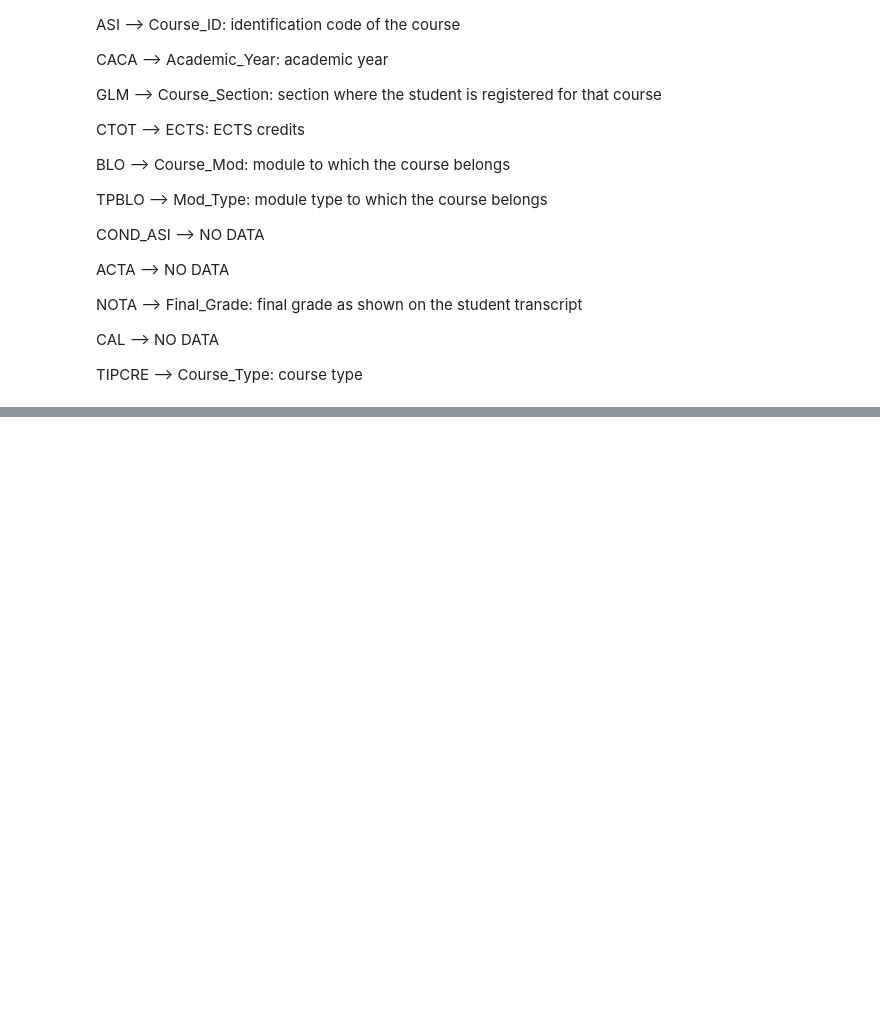
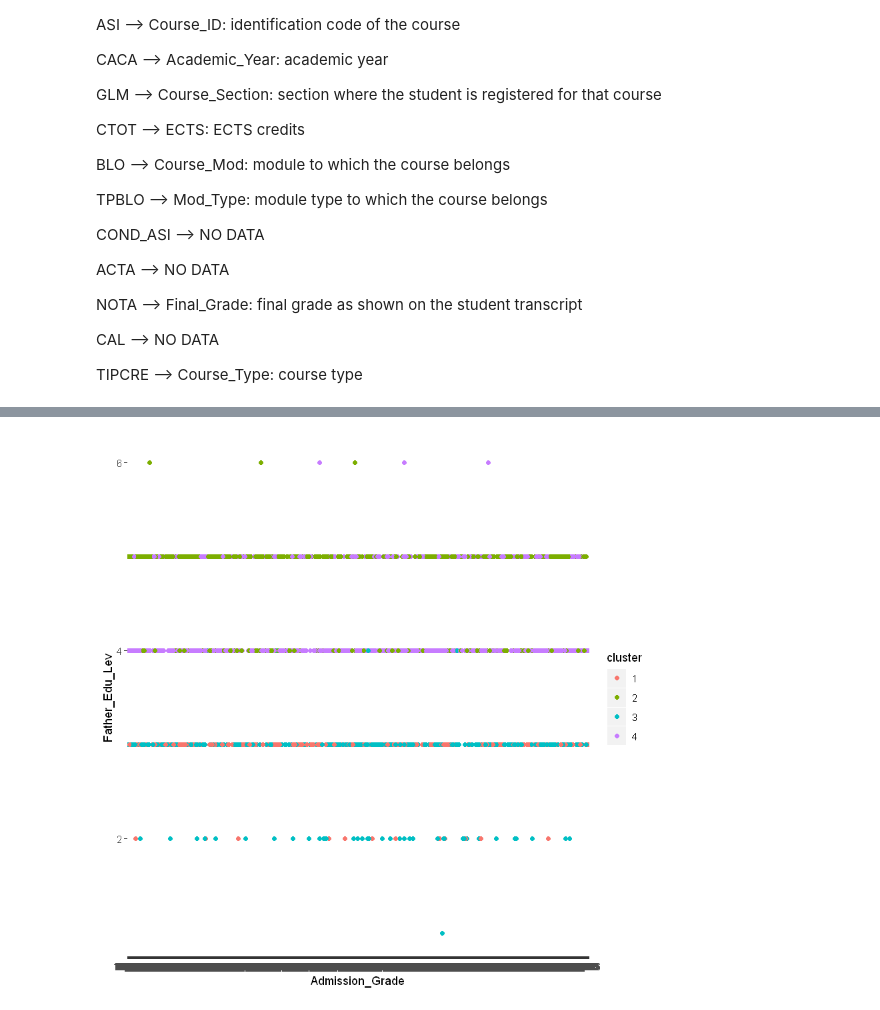
Before and after one commit to adamKuzanski/EduucatonalDataAnalysis, a Jupyter notebook: dataAnalysis.ipynb, the cells around one changed output, grey strips where cells are left out. Cells and saved outputs as stored; diff of their text form; code cells hidden in the pictures; blank space fills up the shorter version.

```diff
--- a/dataAnalysis.ipynb
+++ b/dataAnalysis.ipynb
@@ -245,0 +286,4 @@ head(years_df)
+# %%
+# Data cleaning
+enrolments_df_clean <- na.omit(enrolments_df)
+summary(enrolments_df_clean)
@@ -245,0 +552,2 @@ head(years_df)
+# %%
+clustering_df <- select(enrolments_df_clean, Admission_Grade, Father_Edu_Lev, Mother_Edu_Lev)
@@ -245,0 +564,2 @@ head(years_df)
+# %%
+clusters <- kmeans(clustering_df[2:3], 4, nstart = 25)
@@ -245,0 +584,4 @@ head(years_df)
+# %%
+library(ggplot2)
+clustering_df$cluster <- as.character(clusters$cluster)
+head(clustering_df)
@@ -245,0 +596,7 @@ head(years_df)
+# %%
+ggplot() +
+    geom_point(data = clustering_df,
+              mapping = aes(x = Admission_Grade, y = Father_Edu_Lev,
+               colour = cluster))
+# %% [output]
+[figure, added]
```
Also changed, not shown: parts of 40 cells of this notebook, 1 other file.
